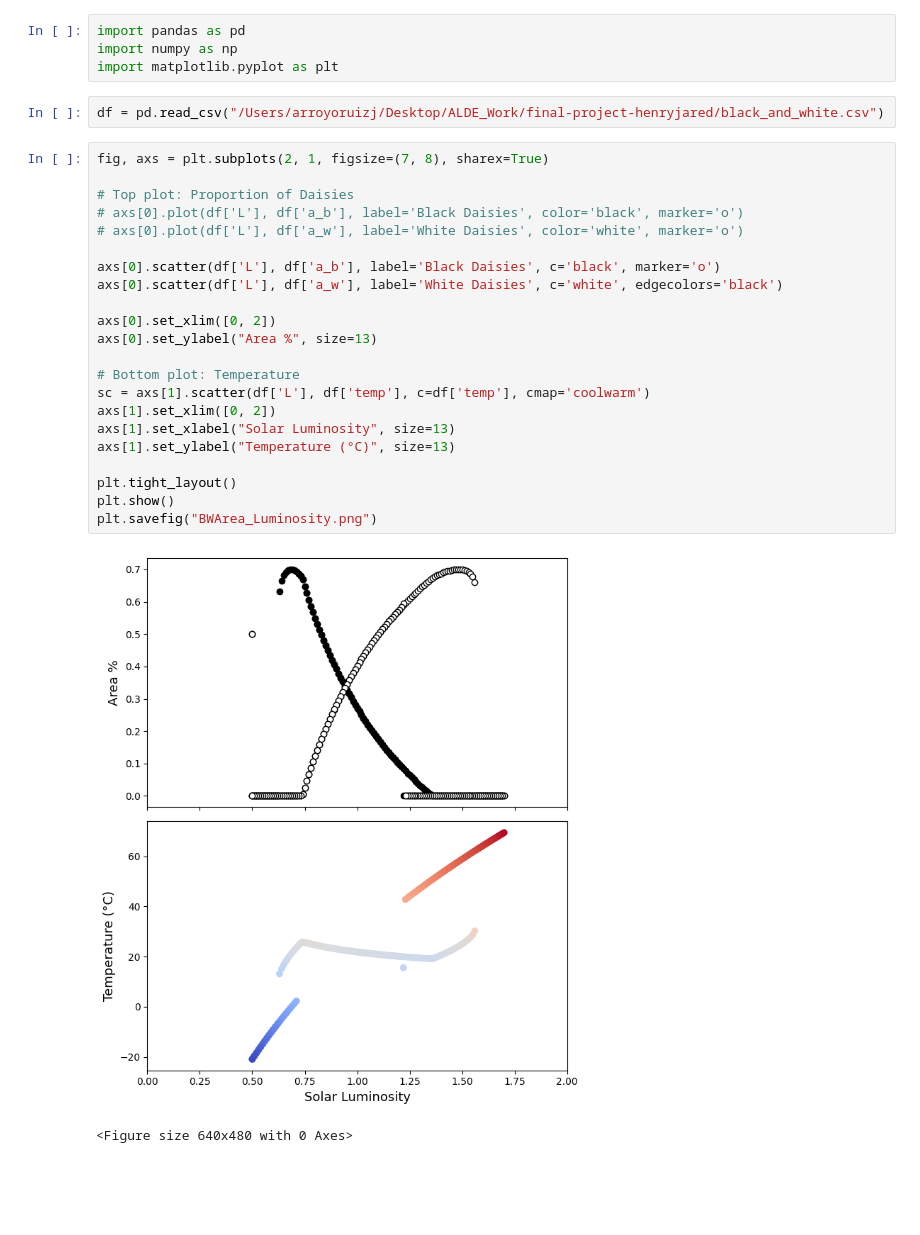
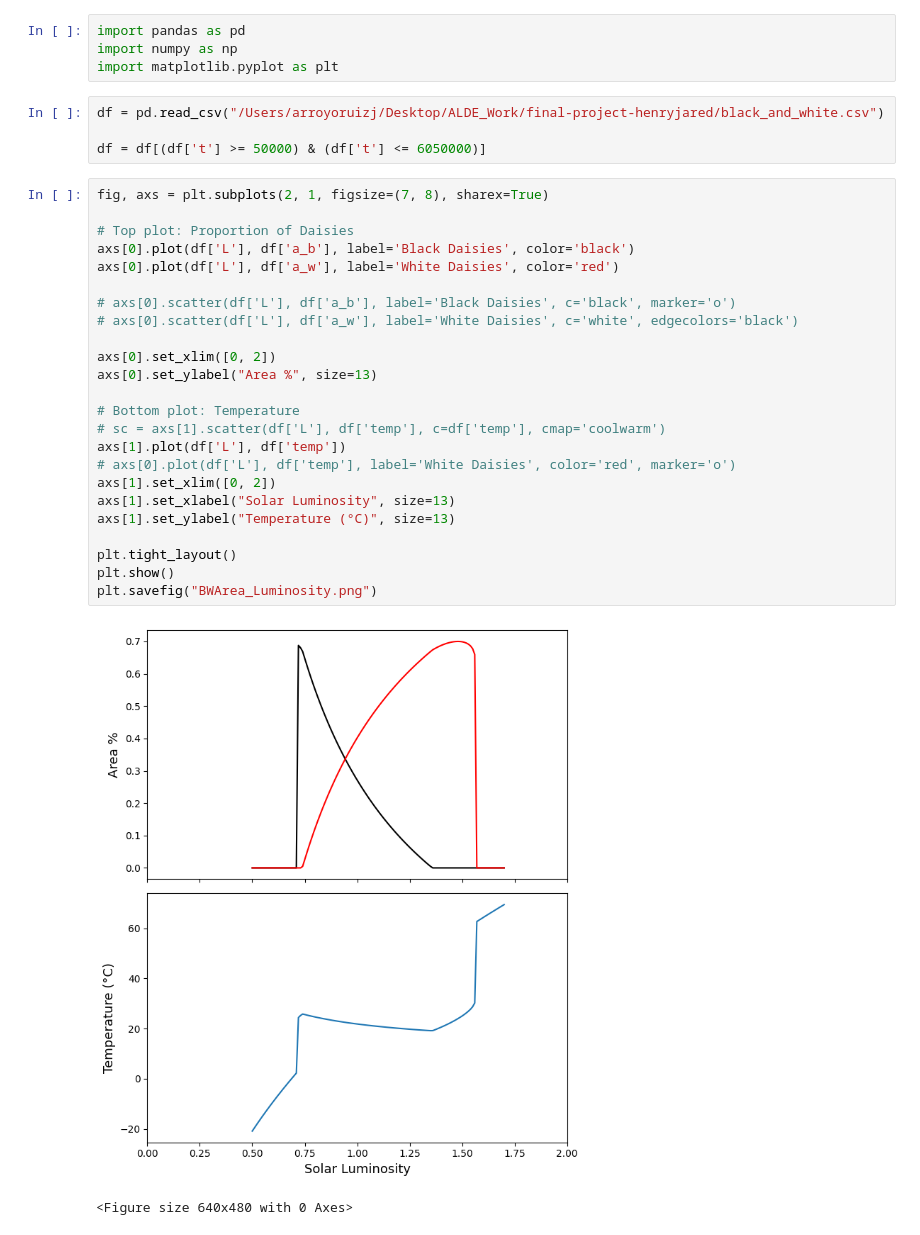
Before and after one commit to CS361-S25/final-project-henryjared, a Jupyter notebook: Graph.ipynb, the cells around one changed output. Cells and saved outputs as stored; diff of their text form; blank space fills up the shorter version.

```diff
--- a/Graph.ipynb
+++ b/Graph.ipynb
@@ -9,28 +9,32 @@ import numpy as np
 import matplotlib.pyplot as plt
 # %%
 df = pd.read_csv("/Users/arroyoruizj/Desktop/ALDE_Work/final-project-henryjared/black_and_white.csv")
+
+df = df[(df['t'] >= 50000) & (df['t'] <= 6050000)]
 # %%
 fig, axs = plt.subplots(2, 1, figsize=(7, 8), sharex=True)
 
 # Top plot: Proportion of Daisies
-# axs[0].plot(df['L'], df['a_b'], label='Black Daisies', color='black', marker='o')
-# axs[0].plot(df['L'], df['a_w'], label='White Daisies', color='white', marker='o')
+axs[0].plot(df['L'], df['a_b'], label='Black Daisies', color='black')
+axs[0].plot(df['L'], df['a_w'], label='White Daisies', color='red')
 
-axs[0].scatter(df['L'], df['a_b'], label='Black Daisies', c='black', marker='o')
-axs[0].scatter(df['L'], df['a_w'], label='White Daisies', c='white', edgecolors='black')
+# axs[0].scatter(df['L'], df['a_b'], label='Black Daisies', c='black', marker='o')
+# axs[0].scatter(df['L'], df['a_w'], label='White Daisies', c='white', edgecolors='black')
 
 axs[0].set_xlim([0, 2])
 axs[0].set_ylabel("Area %", size=13)
 
 # Bottom plot: Temperature
-sc = axs[1].scatter(df['L'], df['temp'], c=df['temp'], cmap='coolwarm')
+# sc = axs[1].scatter(df['L'], df['temp'], c=df['temp'], cmap='coolwarm')
+axs[1].plot(df['L'], df['temp'])
+# axs[0].plot(df['L'], df['temp'], label='White Daisies', color='red', marker='o')
 axs[1].set_xlim([0, 2])
 axs[1].set_xlabel("Solar Luminosity", size=13)
 axs[1].set_ylabel("Temperature (°C)", size=13)
 
 plt.tight_layout()
 plt.show()
 plt.savefig("BWArea_Luminosity.png")
 # %% [output]
-[figure, old version]
+[figure, new version]
 <Figure size 640x480 with 0 Axes>
```
